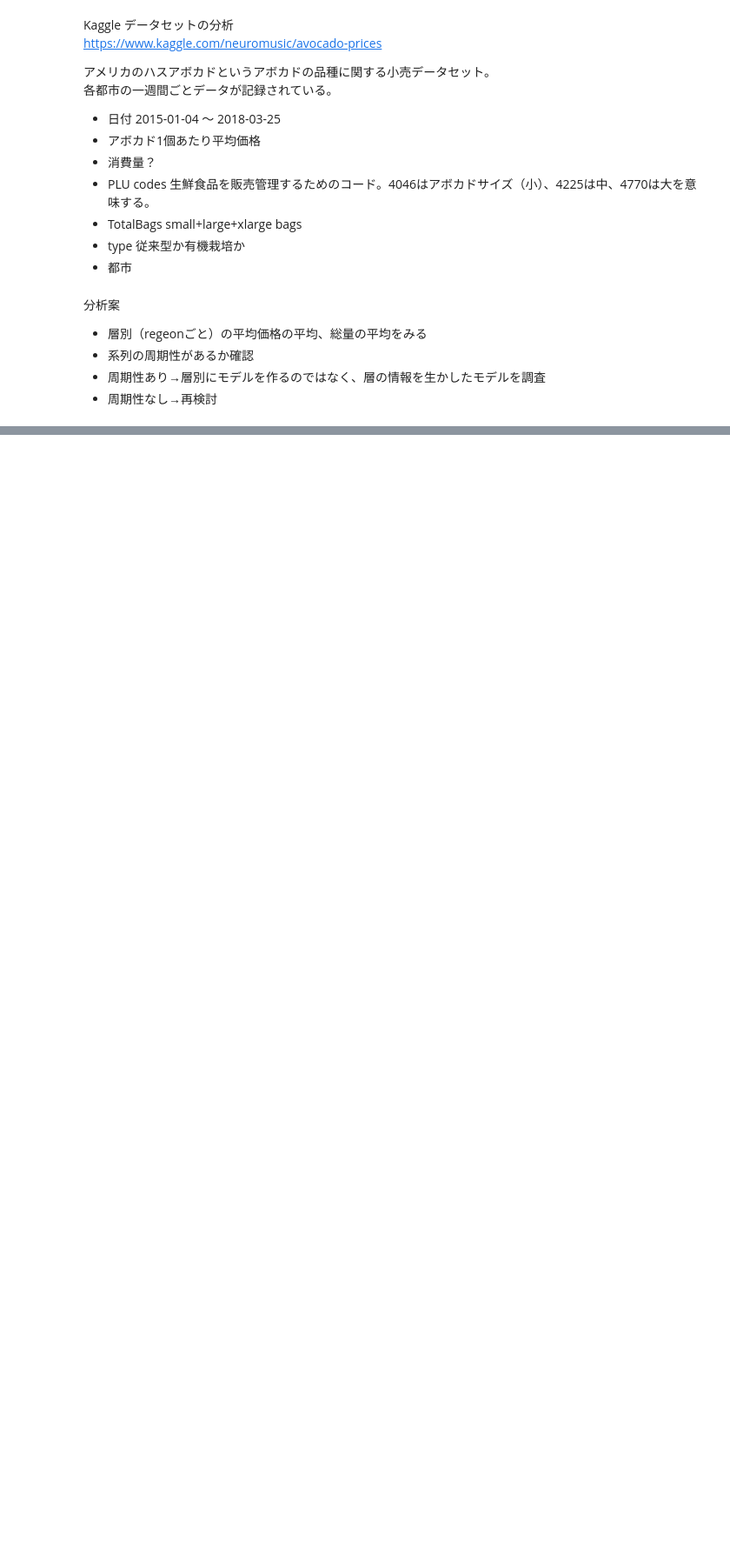
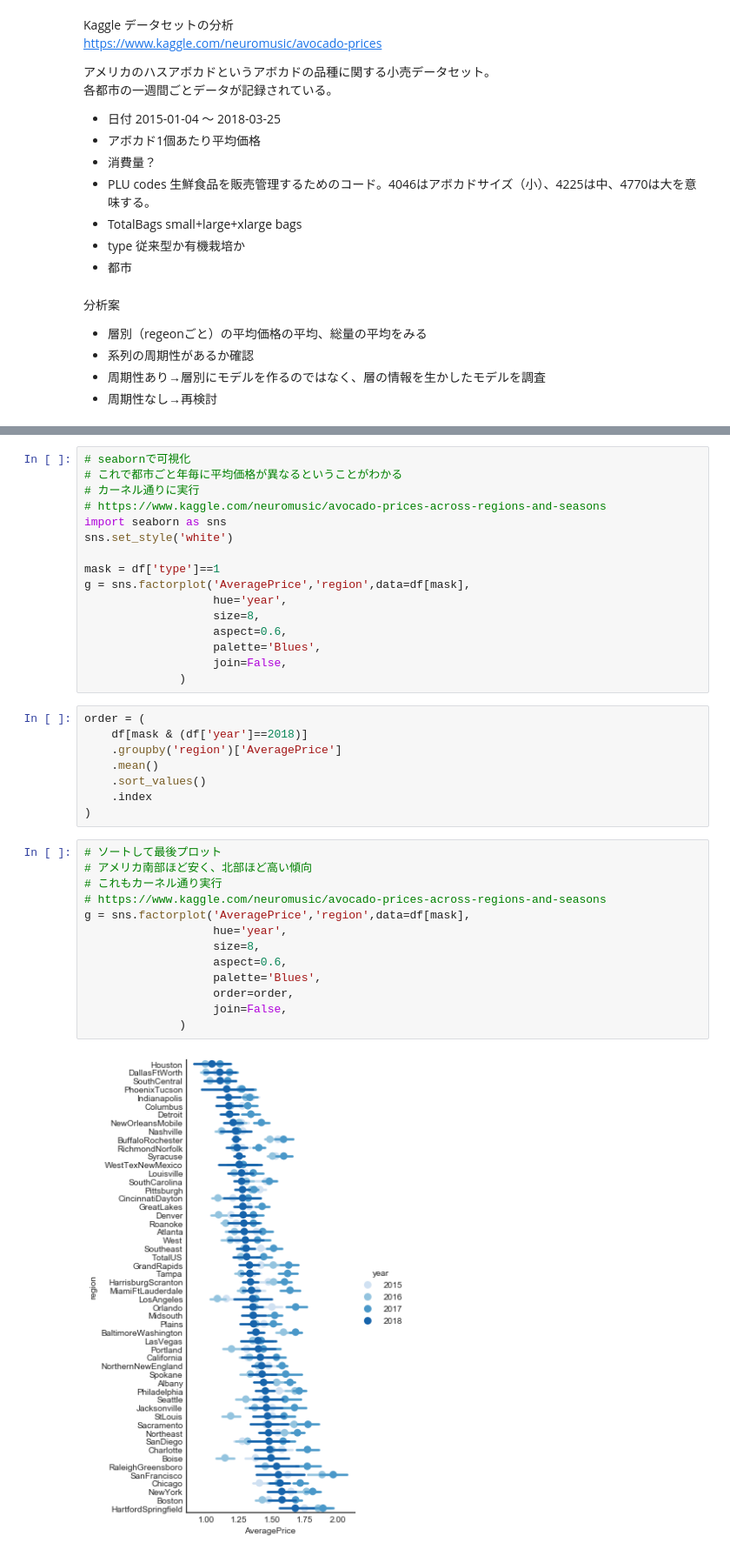
Before and after one commit to tsato-code/python_script, a Jupyter notebook: machinelearning/note_abocado.ipynb, the cells around one changed output, grey strips where cells are left out. Shown at 87% size. Saved outputs shown, nothing was run; the diff lists cells and outputs as text; blank space fills up the shorter version.

```diff
--- a/machinelearning/note_abocado.ipynb
+++ b/machinelearning/note_abocado.ipynb
@@ -97,0 +87,39 @@ print(df.Date.max())
+# %%
+# seabornで可視化
+# これで都市ごと年毎に平均価格が異なるということがわかる
+# カーネル通りに実行
+# https://www.kaggle.com/neuromusic/avocado-prices-across-regions-and-seasons
+import seaborn as sns
+sns.set_style('white')
+
+mask = df['type']==1
+g = sns.factorplot('AveragePrice','region',data=df[mask],
+                   hue='year',
+                   size=8,
+                   aspect=0.6,
+                   palette='Blues',
+                   join=False,
+              )
+# %%
+order = (
+    df[mask & (df['year']==2018)]
+    .groupby('region')['AveragePrice']
+    .mean()
+    .sort_values()
+    .index
+)
+# %%
+# ソートして最後プロット
+# アメリカ南部ほど安く、北部ほど高い傾向
+# これもカーネル通り実行
+# https://www.kaggle.com/neuromusic/avocado-prices-across-regions-and-seasons
+g = sns.factorplot('AveragePrice','region',data=df[mask],
+                   hue='year',
+                   size=8,
+                   aspect=0.6,
+                   palette='Blues',
+                   order=order,
+                   join=False,
+              )
+# %% [output]
+[figure, added]
```
Also changed, not shown: parts of 17 cells of this notebook.
